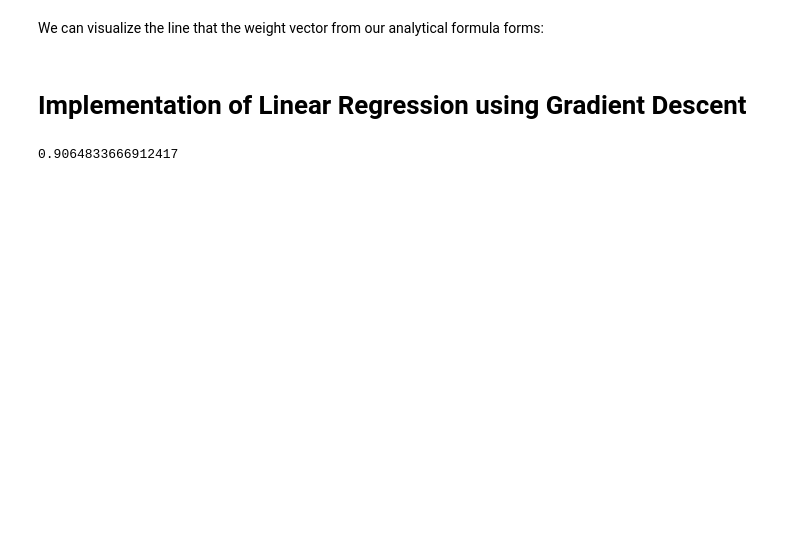
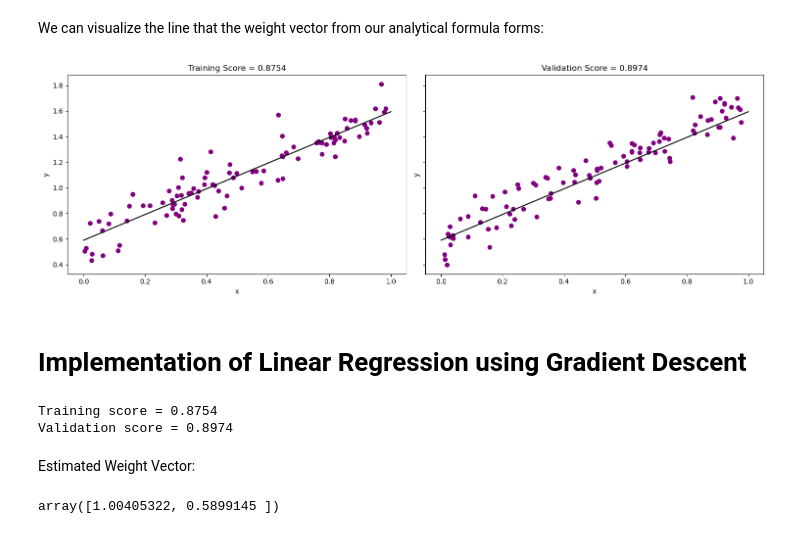
Before and after one commit to dcruzeneil/dcruzeneil.github.io, a Jupyter notebook: posts/linear-regression/index.ipynb, the cells around one changed output. Drawn from its saved outputs; the diff is of its cells as text; code cells hidden in the pictures; blank space fills up the shorter version.

```diff
--- a/posts/linear-regression/index.ipynb
+++ b/posts/linear-regression/index.ipynb
@@ -94,11 +96,32 @@ array([1.06087805, 1.11986841])
 # %% [markdown]
 We can visualize the line that the weight vector from our analytical formula forms:
+# %%
+fig, axarr = plt.subplots(1, 2, sharex = True, sharey = True)
+plt.rcParams["figure.figsize"] = (15,5)
+axarr[0].scatter(X_train, y_train, color = "purple")
+LR.draw_line(axarr[0])
+axarr[1].scatter(X_val, y_val, color = "purple")
+LR.draw_line(axarr[1])
+labs = axarr[0].set(title = f"Training Score = {LR.score(X_train_padded, y_train).round(4)}", xlabel = "x", ylabel = "y")
+labs = axarr[1].set(title = f"Validation Score = {LR.score(X_val_padded, y_val).round(4)}", xlabel = "x", ylabel = "y")
+plt.tight_layout()
+# %% [output]
+[figure, added]
 # %% [markdown]
 # Implementation of Linear Regression using Gradient Descent
 # %%
 LR2 = LinearRegression()
-LR2.fit_gradient(X_train, y_train, alpha = 0.0001, max_iter = 100000)
+LR2.fit_gradient(X_train, y_train, alpha = 0.0001, max_iter = 10000)
+
+#using the gradient descent method
+print(f"Training score = {LR2.score(X_train_padded, y_train).round(4)}")
+print(f"Validation score = {LR2.score(X_val_padded, y_val).round(4)}")
+# %% [output]
+Training score = 0.8754
+Validation score = 0.8974
-# %%
-LR2.score_history[-1]
-# %% [output]
-0.9064833666912417
+# %% [markdown]
+Estimated Weight Vector:
+# %%
+LR2.w
+# %% [output]
+array([1.00405322, 0.5899145 ])
```
Also changed, not shown: parts of 29 cells of this notebook, 14 other files.
